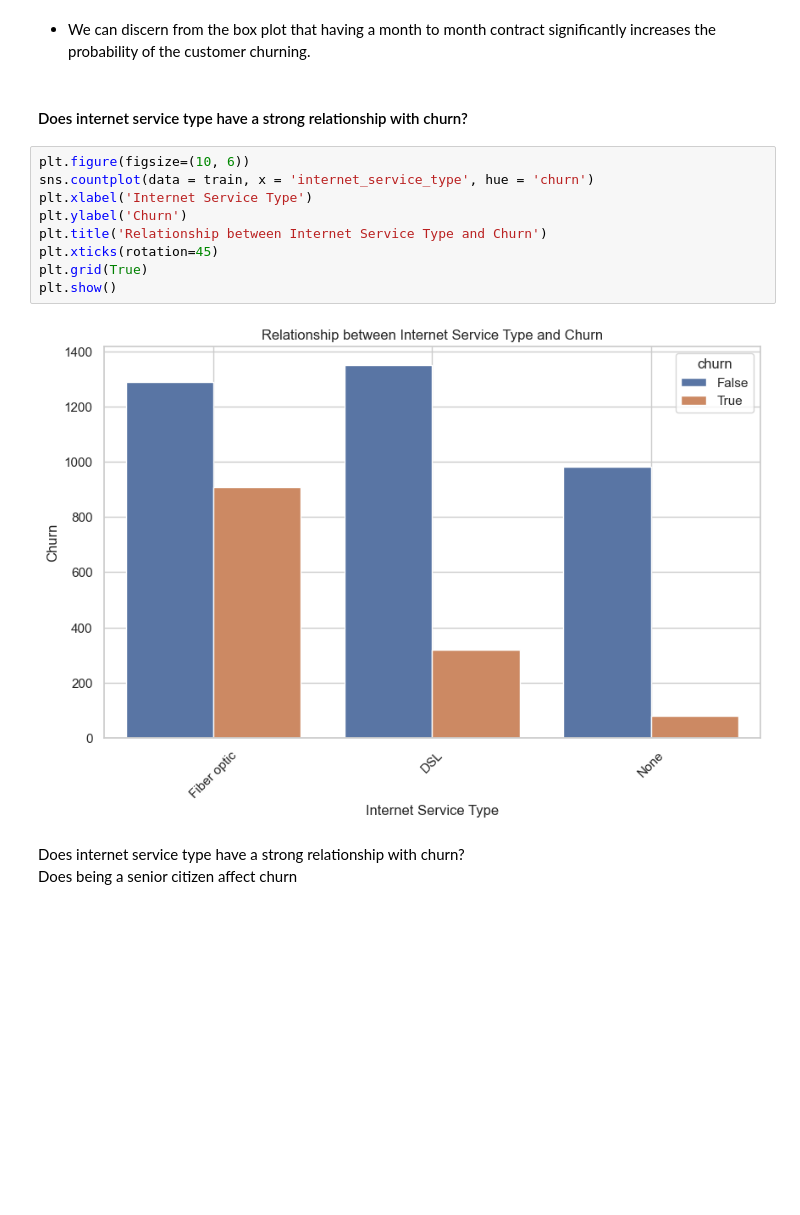
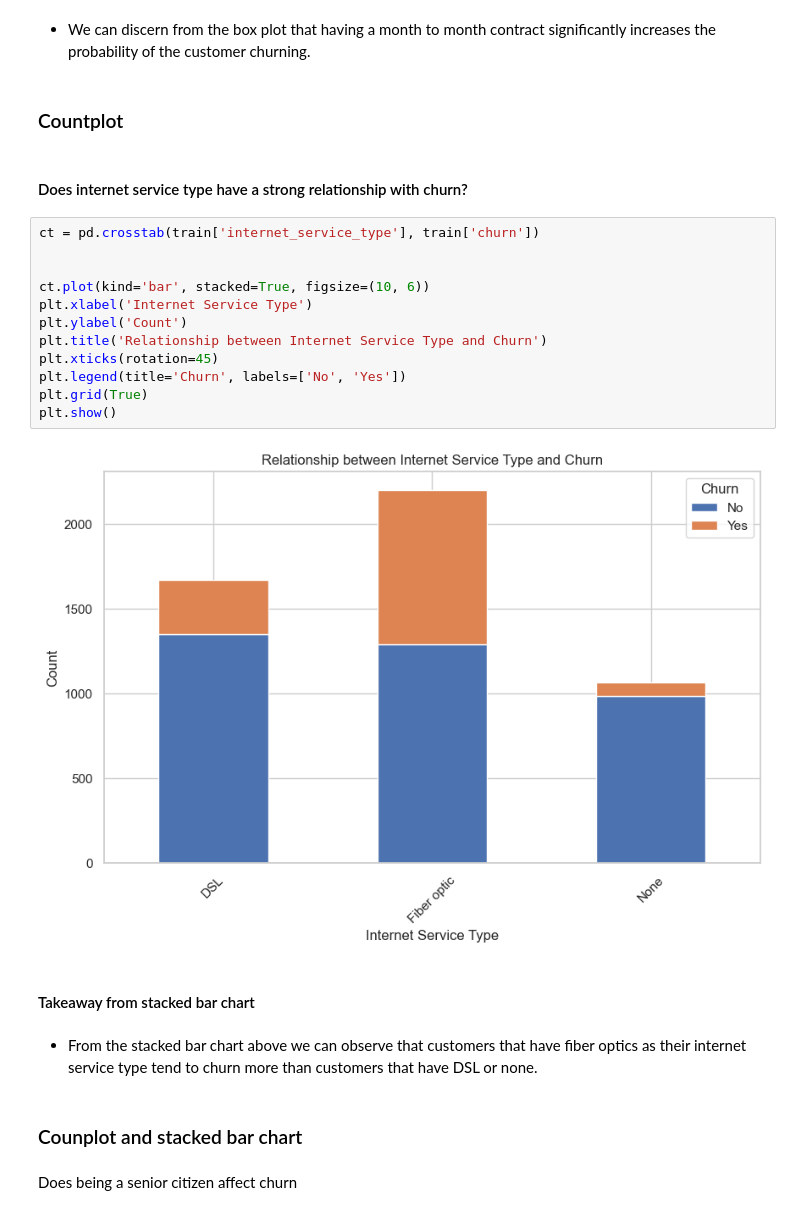
Before and after one commit to TheodoreQuansah/Telco_churn_classification_project, a Jupyter notebook: final_report.ipynb, the cells around one changed output. Drawn from its saved outputs; the diff is of its cells as text; blank space fills up the shorter version.

```diff
--- a/final_report.ipynb
+++ b/final_report.ipynb
@@ -217,20 +221,30 @@ plt.show()
 - We can observe that the presence of tech support does impact churn, as nearly half of customers without tech support have churned, in contrast to the fewer than 15% of customers with tech support who have churned.
 # %% [markdown]
 - We can discern from the box plot that having a month to month contract significantly increases the probability of the customer churning.
+# %% [markdown]
+### Countplot
 # %% [markdown]
 #### Does internet service type have a strong relationship with churn?
 # %%
-plt.figure(figsize=(10, 6))
-sns.countplot(data = train, x = 'internet_service_type', hue = 'churn')
+ct = pd.crosstab(train['internet_service_type'], train['churn'])
+
+
+ct.plot(kind='bar', stacked=True, figsize=(10, 6))
 plt.xlabel('Internet Service Type')
-plt.ylabel('Churn')
+plt.ylabel('Count')
 plt.title('Relationship between Internet Service Type and Churn')
 plt.xticks(rotation=45)
+plt.legend(title='Churn', labels=['No', 'Yes'])
 plt.grid(True)
 plt.show()
 # %% [output]
-[figure, old version]
+[figure, new version]
+# %% [markdown]
+#### Takeaway from stacked bar chart
+# %% [markdown]
+- From the stacked bar chart above we can observe that customers that have fiber optics as their internet service type tend to churn more than customers that have DSL or none.
+# %% [markdown]
+### Counplot and stacked bar chart
 # %% [markdown]
 
-Does internet service type have a strong relationship with churn?
 Does being a senior citizen affect churn
```
Also changed, not shown: parts of 29 cells of this notebook.
